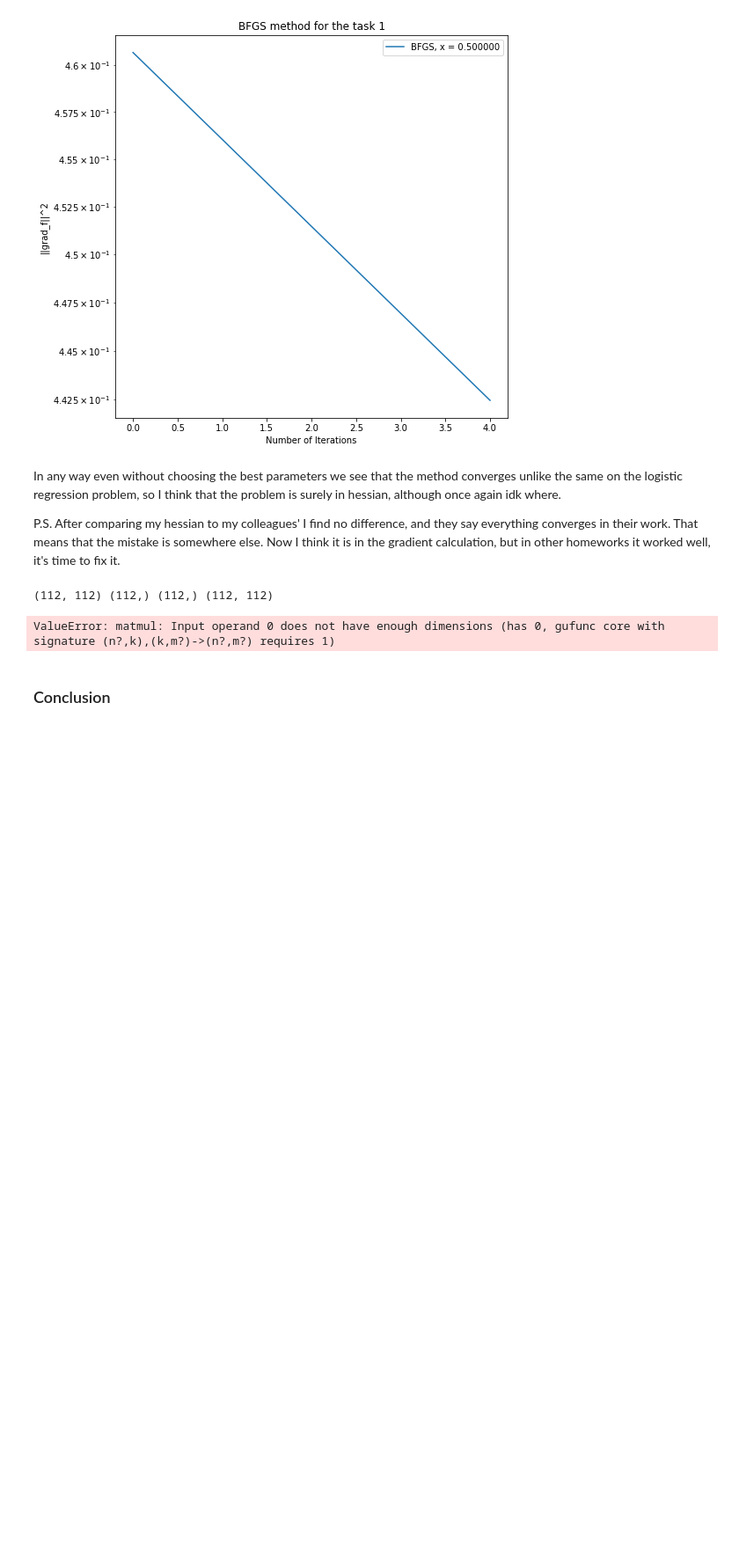
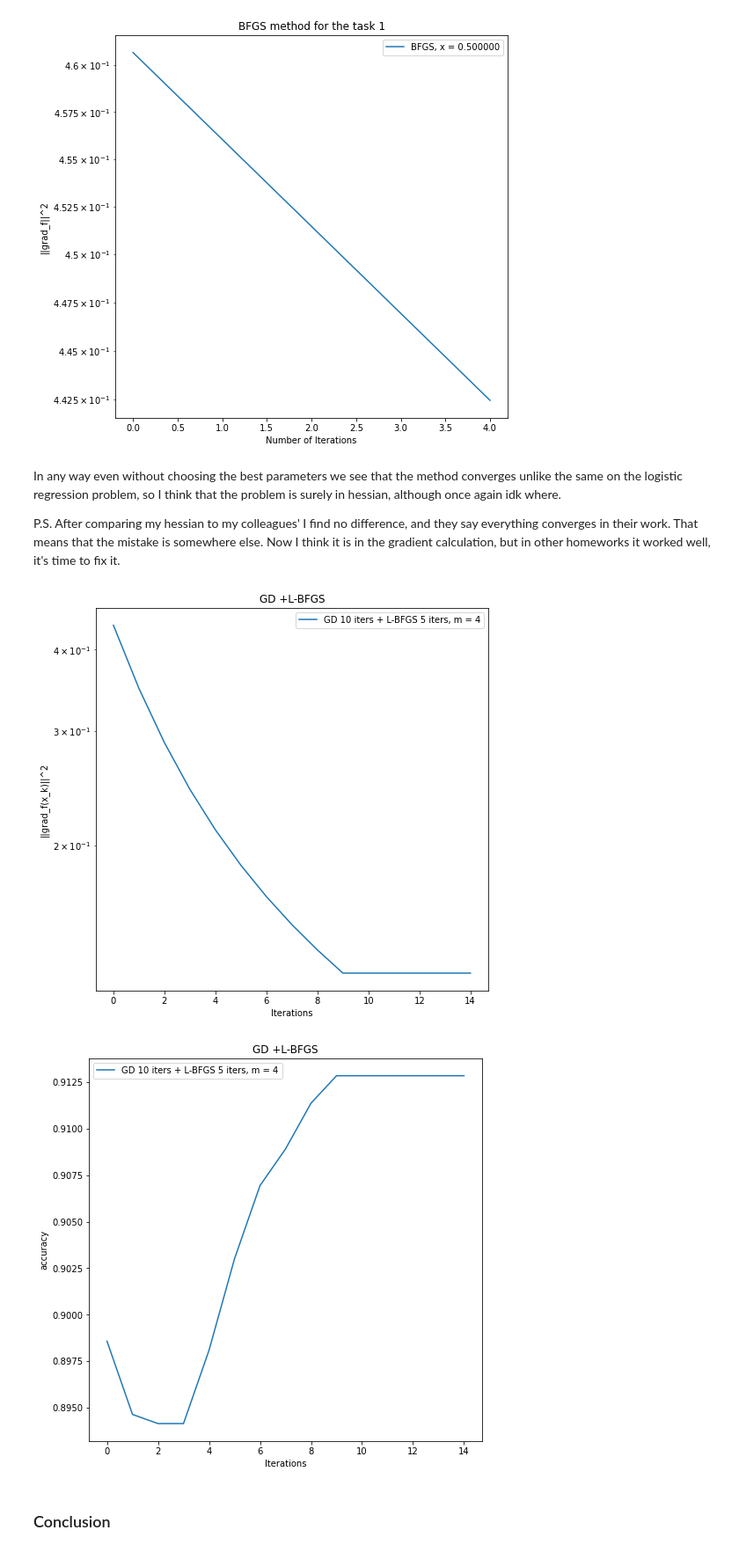
Before and after one commit to k2a07/MIPT-homeworks, a Jupyter notebook: Acharya_Kirill_Optimization_HW_9.ipynb, the cells around one changed output. Shown at 88% size. Saved outputs shown, nothing was run; the diff lists cells and outputs as text; code cells hidden in the pictures; blank space fills up the shorter version.

Commit message:
l_bfgs works, issue with grad is left

```diff
--- a/Acharya_Kirill_Optimization_HW_9.ipynb
+++ b/Acharya_Kirill_Optimization_HW_9.ipynb
@@ -503,48 +503,48 @@ P.S. After comparing my hessian to my colleagues' I find no difference, and they
 # %%
 #L-BFGS
 title = 'L-BFGS'
 r(opt)
 n_iter_gd = 10
 n_iter_quasinewton = 5
 x_0 = np.zeros(args['d'])
 iter_list, points_list, differences_list, times_list, acc_list, labels_list = [], [], [], [], [], []
 
 def gamma_gd(k, f, grad_f, x_k, x_true, args):
         return 1/args['L']
 
 gd = opt.NewtonOptimizer(
                         logloss, logloss_grad, gamma_k = gamma_gd, criterium = '||grad_f(x_k)||',
                         x_0 = x_0, n_iter = n_iter_gd, args = args, acc_k = log_acc
                         )
 
 points_arr_1, differences_arr_1, times_arr_1, acc_arr_1 = gd.descent()
 
 def gamma_l_bfgs(k, f, grad_f, x_k, x_true, args):
         return 0.001
 
-for args['m'] in [1, 2, 3, 4]:
-    l_bfgs = opt.NewtonOptimizer(
-                                logloss, logloss_grad, gamma_k = gamma_l_bfgs, criterium = '||grad_f(x_k)||',
-                                x_0 = points_arr_1[-1], n_iter = n_iter_quasinewton, args = args, acc_k = log_acc,
-                                l_bfgs_activate = True, hessian_f = logloss_hess, m_l_bfgs = args['m']
-                                )
+args['m'] = 4
+l_bfgs = opt.NewtonOptimizer(
+                        logloss, logloss_grad, gamma_k = gamma_l_bfgs, criterium = '||grad_f(x_k)||',
+                        x_0 = points_arr_1[-1], n_iter = n_iter_quasinewton, args = args, acc_k = log_acc,
+                        l_bfgs_activate = True, hessian_f = logloss_hess, m_l_bfgs = args['m']
+                        )
 
-    points_arr_2, differences_arr_2, times_arr_2, acc_arr_2 = l_bfgs.descent()
+points_arr_2, differences_arr_2, times_arr_2, acc_arr_2 = l_bfgs.descent()
 
-    points_list.append(np.concatenate((points_arr_1, points_arr_2), axis=0))
-    iter_list.append([i for i in range(len(points_arr_1) + len(points_arr_2))])
-    differences_list.append(np.concatenate((differences_arr_1, differences_arr_2)))
-    times_list.append(np.concatenate((times_arr_1, times_arr_2)))
-    acc_list.append(np.concatenate((acc_arr_1, acc_arr_2)))
-    labels_list.append(r'GD %i iters + L-BFGS %i iters, m = %i' % (n_iter_gd, n_iter_newton, args['m']))
+points_list.append(np.concatenate((points_arr_1, points_arr_2), axis=0))
+iter_list.append([i for i in range(len(points_arr_1) + len(points_arr_2))])
+differences_list.append(np.concatenate((differences_arr_1, differences_arr_2)))
+times_list.append(np.concatenate((times_arr_1, times_arr_2)))
+acc_list.append(np.concatenate((acc_arr_1, acc_arr_2)))
+labels_list.append(r'GD %i iters + L-BFGS %i iters, m = %i' % (n_iter_gd, n_iter_quasinewton, args['m']))
 
 opt.plot_graphs(iter_list, differences_list, x_label = "Iterations", lines_labels = labels_list, title = 'GD +' + title,
                 logscale = True, criteria_type = "||grad_f(x_k)||^2")
 opt.plot_graphs(iter_list, acc_list, x_label = "Iterations", lines_labels = labels_list, title = 'GD +' + title,
                 logscale = False, criteria_type = "accuracy")
 # %% [output]
-(112, 112) (112,) (112,) (112, 112)
-ValueError: matmul: Input operand 0 does not have enough dimensions (has 0, gufunc core with signature (n?,k),(k,m?)->(n?,m?) requires 1)
+[figure, added]
+[figure, added]
 # %% [markdown]
 ### Conclusion
 # %% [markdown]
```
Also changed, not shown: 1 other file.
